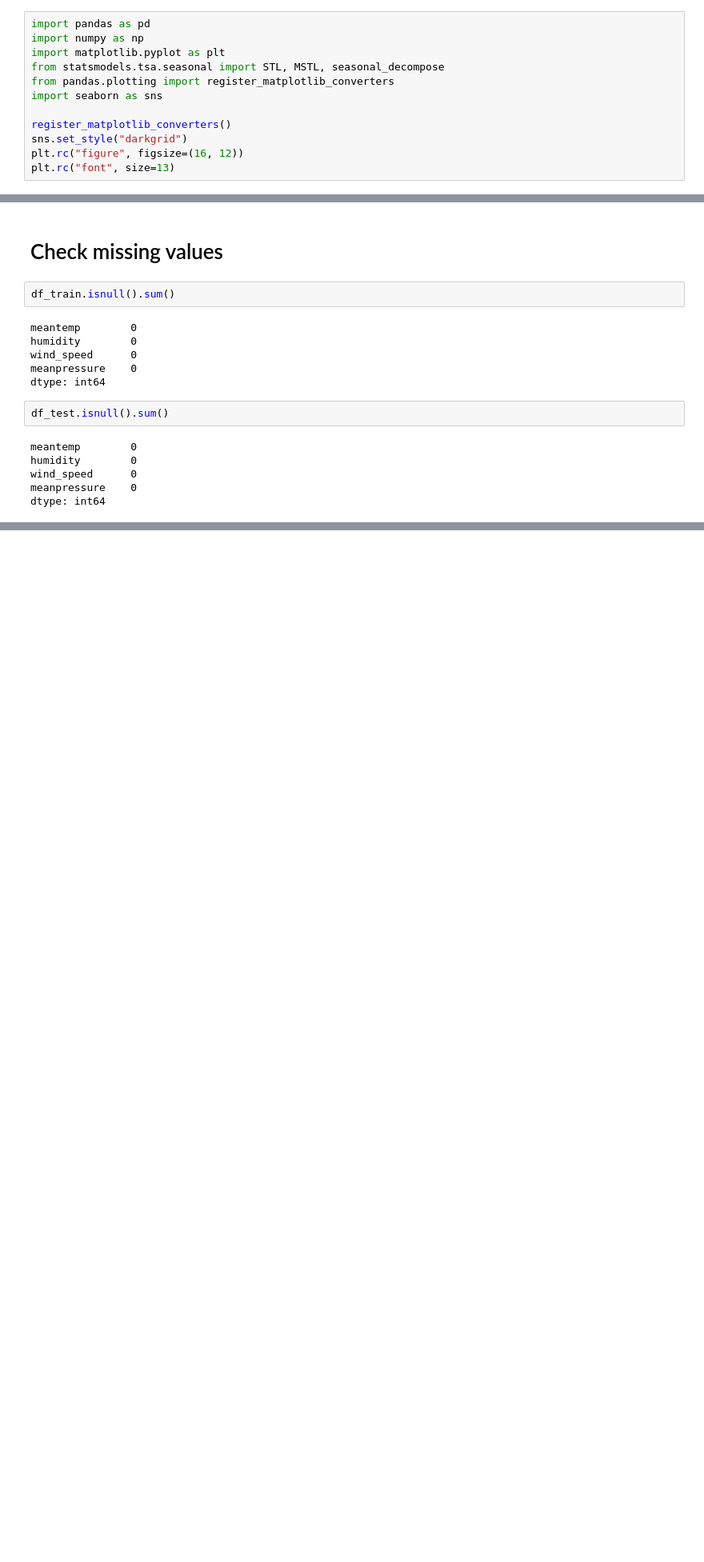
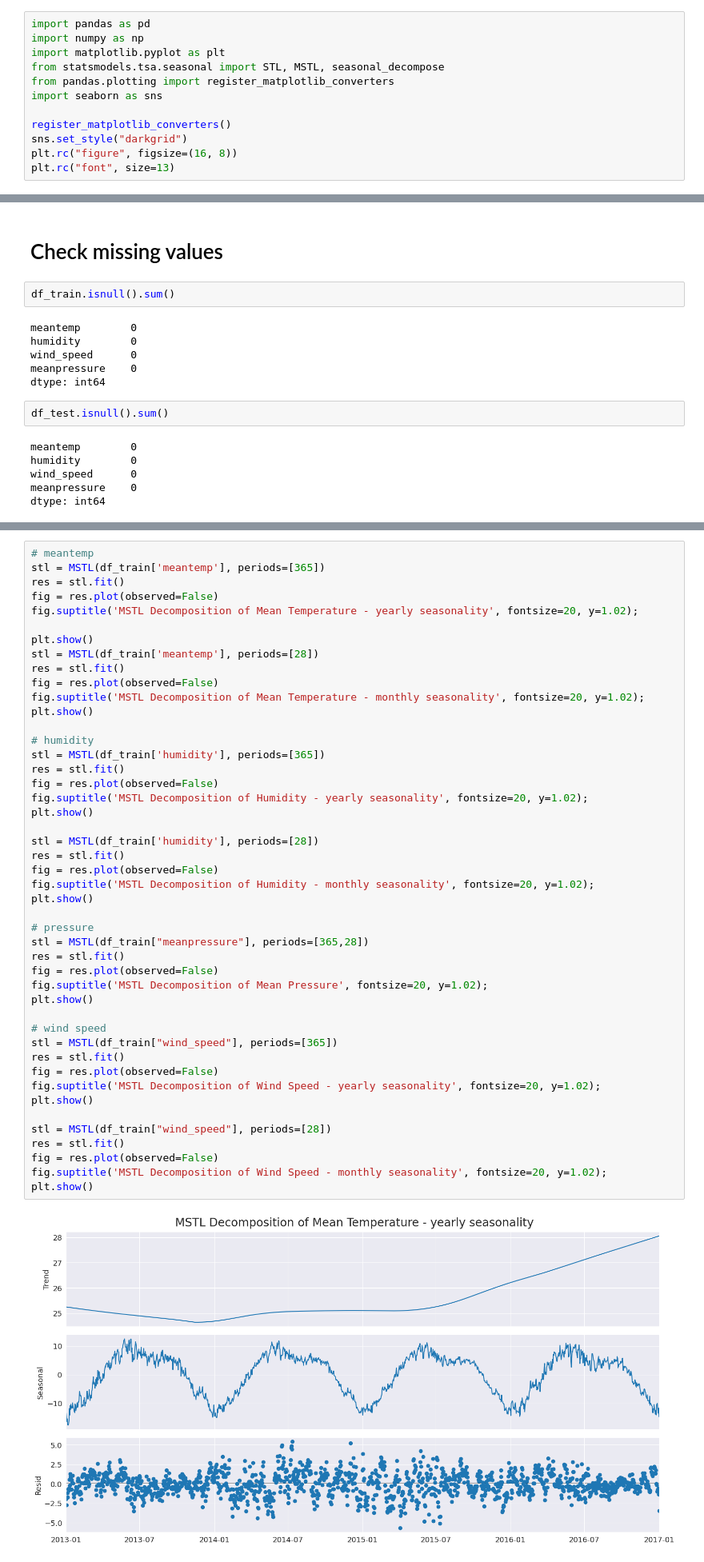
Before and after one commit to Unexp1ainable/ADAML-Project2, a Jupyter notebook: project_sam.ipynb, the cells around one changed output, grey strips where cells are left out. Shown at 80% size. Drawn from its saved outputs; the diff is of its cells as text; blank space fills up the shorter version.

Commit message:
seasonality analysis 2

```diff
--- a/project_sam.ipynb
+++ b/project_sam.ipynb
@@ -8,7 +8,7 @@ import seaborn as sns
 
 register_matplotlib_converters()
 sns.set_style("darkgrid")
-plt.rc("figure", figsize=(16, 12))
+plt.rc("figure", figsize=(16, 8))
 plt.rc("font", size=13)
 # %%
 df_test = pd.read_csv('data/DailyDelhiClimateTest.csv', index_col='date', parse_dates=True)
@@ -93,0 +72,48 @@ fig = res.plot()
+# %%
+# meantemp
+stl = MSTL(df_train['meantemp'], periods=[365])
+res = stl.fit()
+fig = res.plot(observed=False)
+fig.suptitle('MSTL Decomposition of Mean Temperature - yearly seasonality', fontsize=20, y=1.02);
+
+plt.show()
+stl = MSTL(df_train['meantemp'], periods=[28])
+res = stl.fit()
+fig = res.plot(observed=False)
+fig.suptitle('MSTL Decomposition of Mean Temperature - monthly seasonality', fontsize=20, y=1.02);
+plt.show()
+
+# humidity
+stl = MSTL(df_train['humidity'], periods=[365])
+res = stl.fit()
+fig = res.plot(observed=False)
+fig.suptitle('MSTL Decomposition of Humidity - yearly seasonality', fontsize=20, y=1.02);
+plt.show()
+
+stl = MSTL(df_train['humidity'], periods=[28])
+res = stl.fit()
+fig = res.plot(observed=False)
+fig.suptitle('MSTL Decomposition of Humidity - monthly seasonality', fontsize=20, y=1.02);
+plt.show()
+
+# pressure
+stl = MSTL(df_train["meanpressure"], periods=[365,28])
+res = stl.fit()
+fig = res.plot(observed=False)
+fig.suptitle('MSTL Decomposition of Mean Pressure', fontsize=20, y=1.02);
+plt.show()
+
+# wind speed
+stl = MSTL(df_train["wind_speed"], periods=[365])
+res = stl.fit()
+fig = res.plot(observed=False)
+fig.suptitle('MSTL Decomposition of Wind Speed - yearly seasonality', fontsize=20, y=1.02);
+plt.show()
+
+stl = MSTL(df_train["wind_speed"], periods=[28])
+res = stl.fit()
+fig = res.plot(observed=False)
+fig.suptitle('MSTL Decomposition of Wind Speed - monthly seasonality', fontsize=20, y=1.02);
+plt.show()
+# %% [output]
+[figure, added]
```
Also changed, not shown: parts of 6 cells of this notebook.
